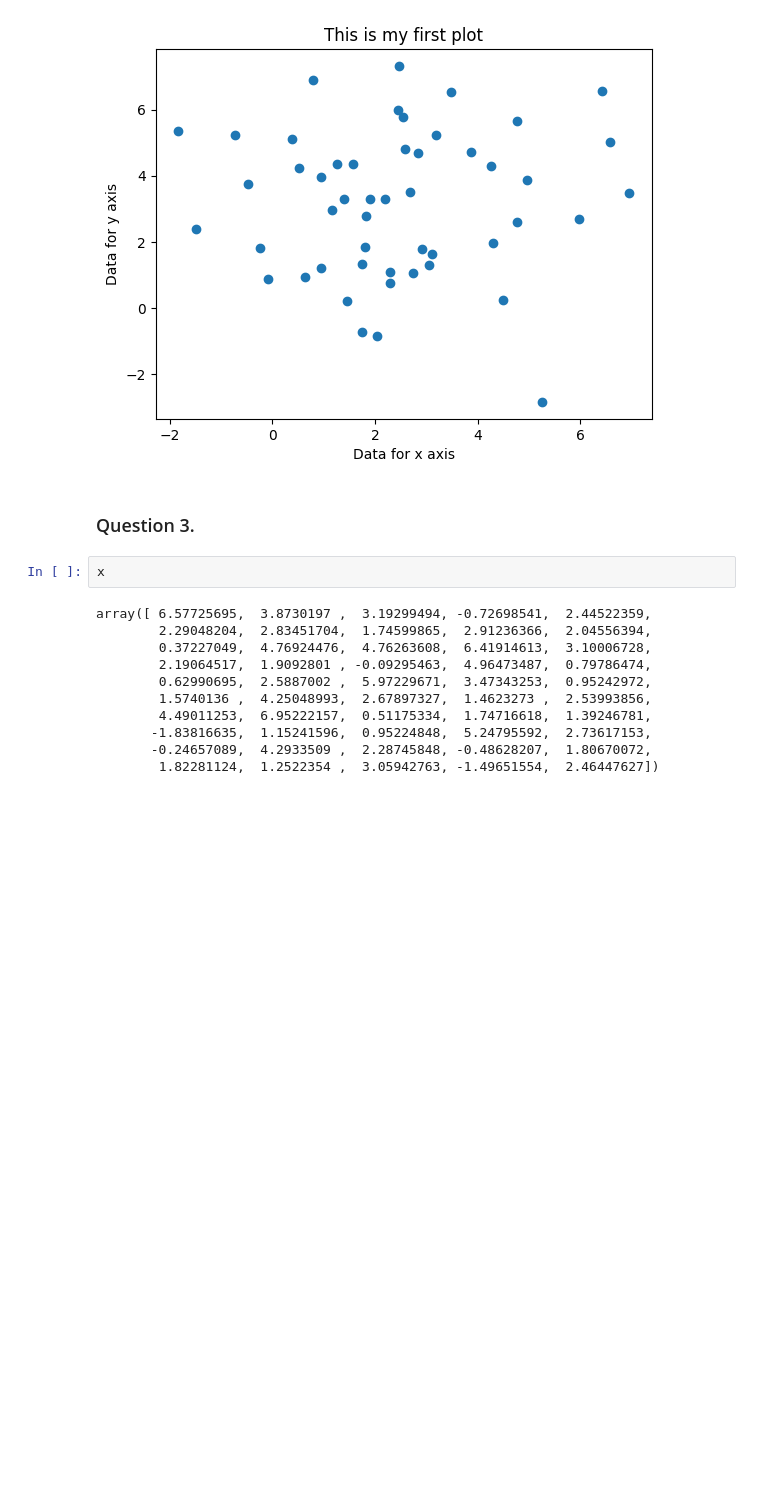
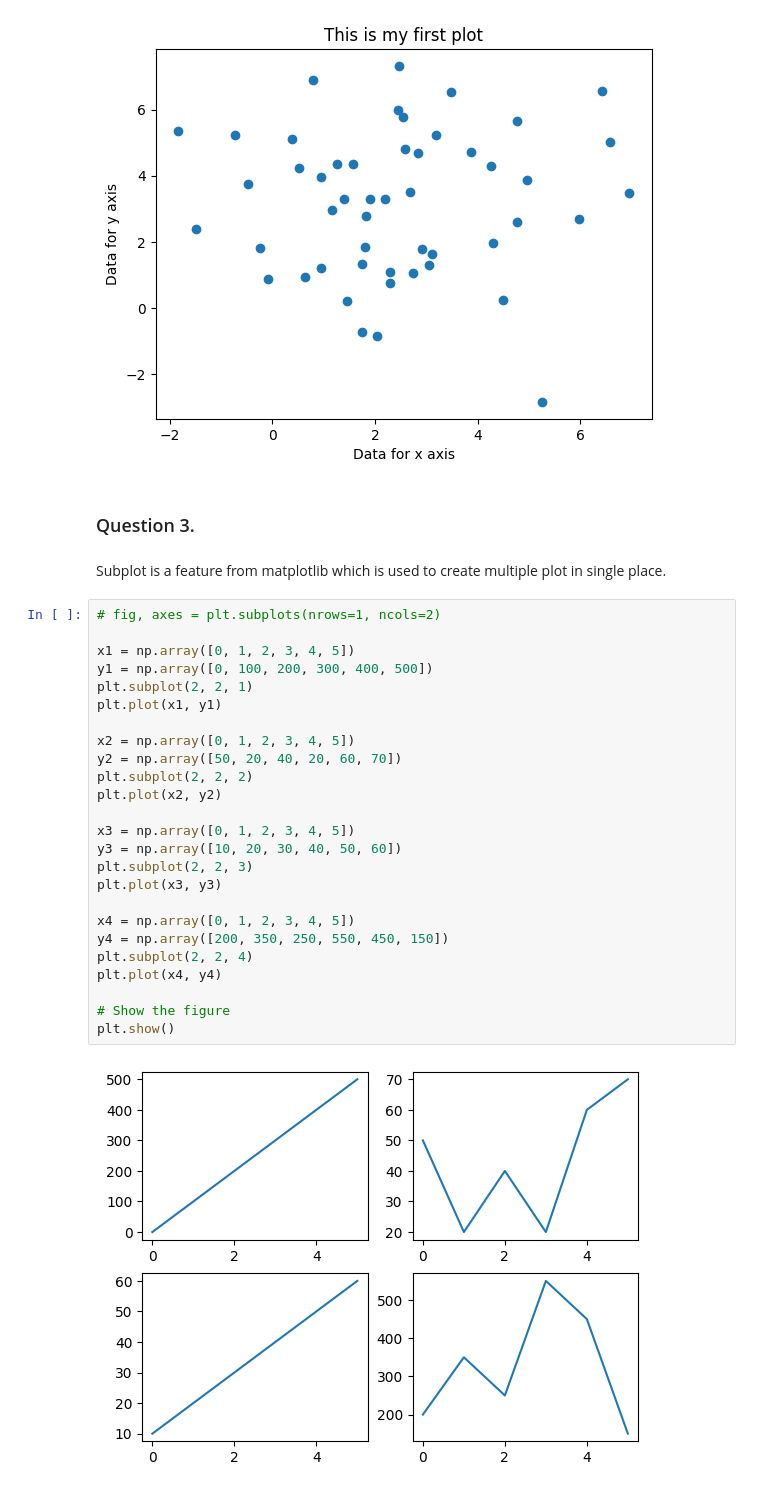
Before and after one commit to Madhu003/Data-Science-Learning, a Jupyter notebook: Matplotlib.ipynb, the cells around one changed output. Drawn from its saved outputs; the diff is of its cells as text; blank space fills up the shorter version.

```diff
--- a/Matplotlib.ipynb
+++ b/Matplotlib.ipynb
@@ -29,16 +29,32 @@ Text(0.5, 1.0, 'This is my first plot')
 [figure]
 # %% [markdown]
 ### Question 3.
-# %%
-x
-# %% [output]
-array([ 6.57725695,  3.8730197 ,  3.19299494, -0.72698541,  2.44522359,
-        2.29048204,  2.83451704,  1.74599865,  2.91236366,  2.04556394,
-        0.37227049,  4.76924476,  4.76263608,  6.41914613,  3.10006728,
-        2.19064517,  1.9092801 , -0.09295463,  4.96473487,  0.79786474,
-        0.62990695,  2.5887002 ,  5.97229671,  3.47343253,  0.95242972,
-        1.5740136 ,  4.25048993,  2.67897327,  1.4623273 ,  2.53993856,
-        4.49011253,  6.95222157,  0.51175334,  1.74716618,  1.39246781,
-       -1.83816635,  1.15241596,  0.95224848,  5.24795592,  2.73617153,
-       -0.24657089,  4.2933509 ,  2.28745848, -0.48628207,  1.80670072,
-        1.82281124,  1.2522354 ,  3.05942763, -1.49651554,  2.46447627])
+# %% [markdown]
+Subplot is a feature from matplotlib which is used to create multiple plot in single place.
+# %%
+# fig, axes = plt.subplots(nrows=1, ncols=2)
+
+x1 = np.array([0, 1, 2, 3, 4, 5])
+y1 = np.array([0, 100, 200, 300, 400, 500])
+plt.subplot(2, 2, 1)
+plt.plot(x1, y1)
+
+x2 = np.array([0, 1, 2, 3, 4, 5])
+y2 = np.array([50, 20, 40, 20, 60, 70])
+plt.subplot(2, 2, 2)
+plt.plot(x2, y2)
+
+x3 = np.array([0, 1, 2, 3, 4, 5])
+y3 = np.array([10, 20, 30, 40, 50, 60])
+plt.subplot(2, 2, 3)
+plt.plot(x3, y3)
+
+x4 = np.array([0, 1, 2, 3, 4, 5])
+y4 = np.array([200, 350, 250, 550, 450, 150])
+plt.subplot(2, 2, 4)
+plt.plot(x4, y4)
+
+# Show the figure
+plt.show()
+# %% [output]
+[figure, added]
```
Also changed, not shown: parts of 6 cells of this notebook.
